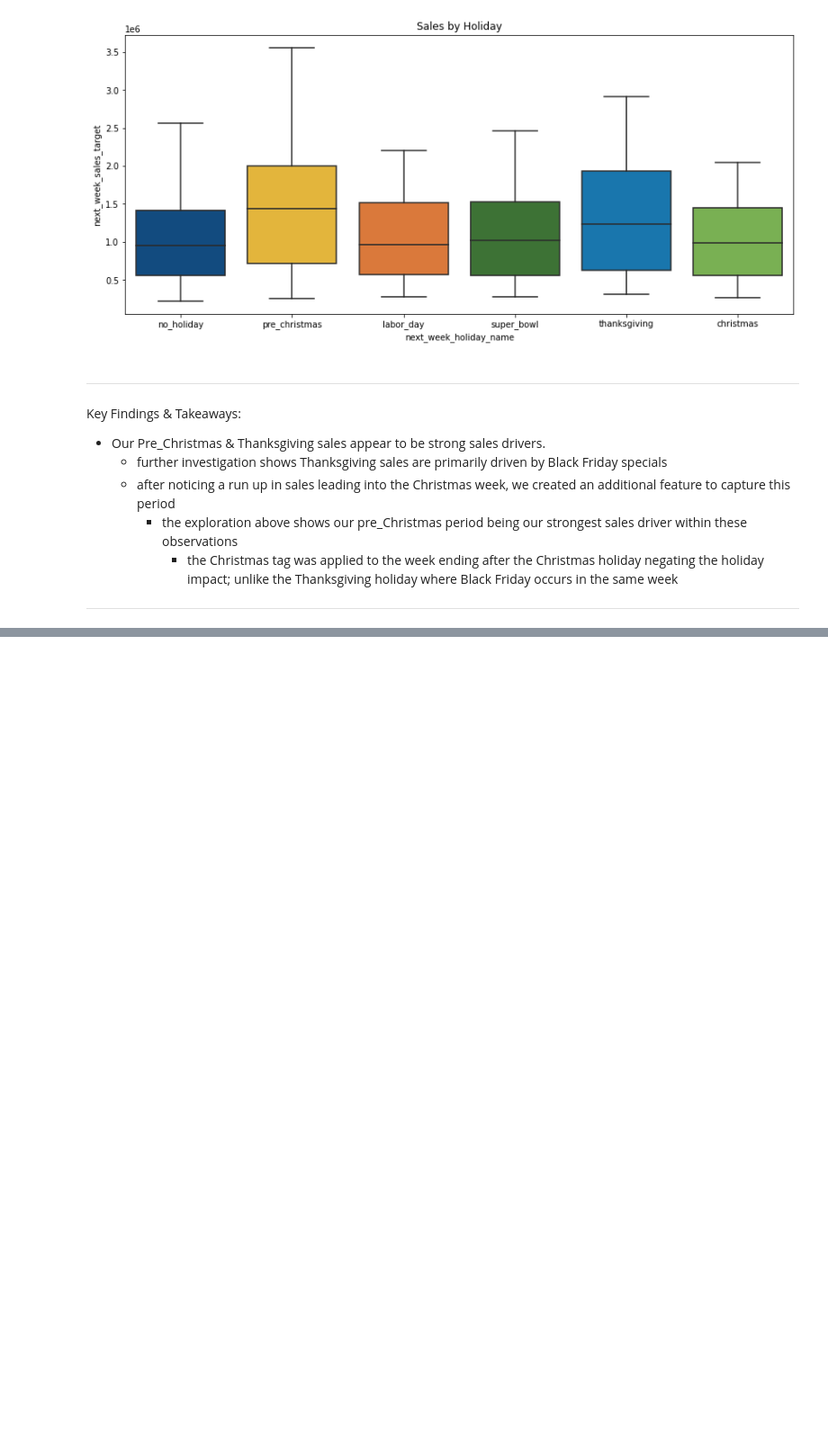
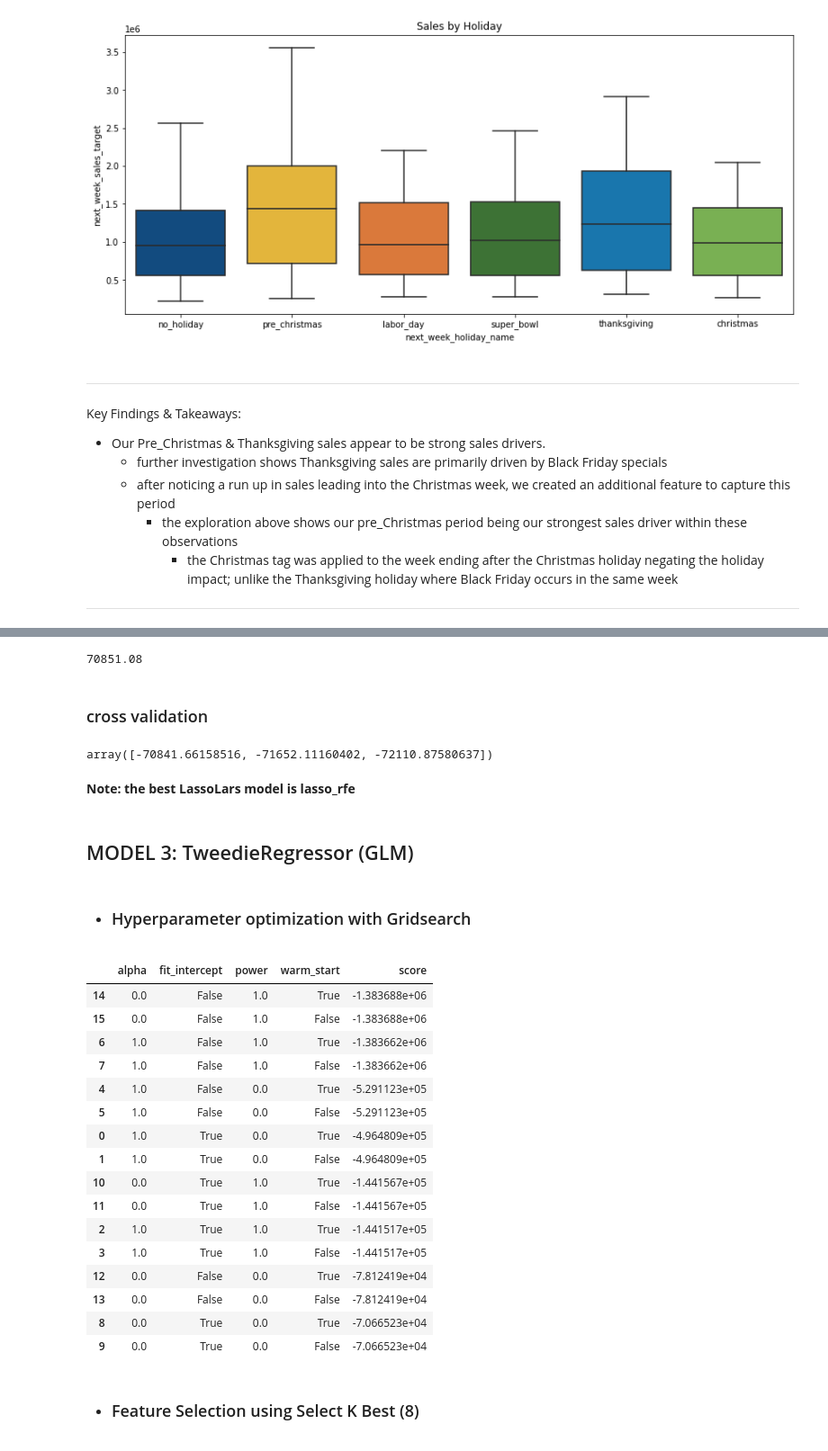
Before and after one commit to Attention-Walmart-Shoppers/capstone, a Jupyter notebook: final_notebook_draft.ipynb, the cells around one changed output, grey strips where cells are left out. Shown at 90% size. Cells and saved outputs as stored; diff of their text form; code cells hidden in the pictures; blank space fills up the shorter version.

Commit message:
modeling section added

```diff
--- a/final_notebook_draft.ipynb
+++ b/final_notebook_draft.ipynb
@@ -75,5 +81,5 @@ Data Preparation - Key Findings & Takeaways:
 # %% [markdown]
 ### Data Split
 # %%
-train, test = new_wrangle.split_scale(data, 'next_week_sales_target', scaler = None)
+train, test,  X_train_scaled, X_test_scaled, y_train, y_test = new_wrangle.split_scale(data, 'next_week_sales_target', scaler = MinMaxScaler())
 # %% [output]
@@ -82,3 +92,8 @@ test -> (1229, 17)
+# %%
+col = ['this_week_unemployment', 'fuel_price', 'CPI', 'unemp_quarterly_rolling', 'fuel_quarterly_rolling', 'cpi_quarterly_rolling']
+# %%
+X_train_scaled = X_train_scaled.drop(columns = col)
+X_test_scaled = X_test_scaled.drop(columns = col)
 # %% [markdown]
 <hr style="border:2px solid blue"> </hr>
 # %% [markdown]
@@ -125,0 +409,18 @@ Key Findings & Takeaways:
+# %%
+# create the model and calculate RMSE
+lasso_rfe = m.create_model(X_train_scaled[top_rfe], y_train_df, 'actual', LassoLars(alpha = 1, normalize= False, fit_intercept= True), 'modelLasso' )
+round(lasso_rfe['rmse'], 2)
+# %% [output]
+70851.08
+# %% [markdown]
+### cross validation
+# %%
+# create the model
+clf = LassoLars(alpha = 1, normalize= False, fit_intercept= True)
+# cv = number of folds
+cross = cross_val_score(clf, X_train_scaled[top_rfe], y_train, cv=3, scoring = 'neg_root_mean_squared_error')
+cross
+# %% [output]
+array([-70841.66158516, -71652.11160402, -72110.87580637])
+# %% [markdown]
+**Note: the best LassoLars model is lasso_rfe**
@@ -125,0 +434,36 @@ Key Findings & Takeaways:
+# %% [markdown]
+## MODEL 3: TweedieRegressor (GLM)
+# %% [markdown]
+###
+* ### Hyperparameter optimization with Gridsearch
+# %%
+# specify the parameters we wish to use as a dictionary, then use that dictionary when we create the class.
+params = {
+          'power': [0.0, 1],
+           'fit_intercept' : [True , False],
+          'warm_start': [True, False],
+           'alpha': [1.0, 0.0]
+         }
+# use the function
+m.gridsearch (X_train_scaled, y_train,TweedieRegressor() , params, 'neg_root_mean_squared_error')
+# %% [output]
+|  | alpha | fit_intercept | power | warm_start | score |
+| 14 | 0.0 | False | 1.0 | True | -1.383688e+06 |
+| 15 | 0.0 | False | 1.0 | False | -1.383688e+06 |
+| 6 | 1.0 | False | 1.0 | True | -1.383662e+06 |
+| 7 | 1.0 | False | 1.0 | False | -1.383662e+06 |
+| 4 | 1.0 | False | 0.0 | True | -5.291123e+05 |
+| 5 | 1.0 | False | 0.0 | False | -5.291123e+05 |
+| 0 | 1.0 | True | 0.0 | True | -4.964809e+05 |
+| 1 | 1.0 | True | 0.0 | False | -4.964809e+05 |
+| 10 | 0.0 | True | 1.0 | True | -1.441567e+05 |
+| 11 | 0.0 | True | 1.0 | False | -1.441567e+05 |
+| 2 | 1.0 | True | 1.0 | True | -1.441517e+05 |
+| 3 | 1.0 | True | 1.0 | False | -1.441517e+05 |
+| 12 | 0.0 | False | 0.0 | True | -7.812419e+04 |
+| 13 | 0.0 | False | 0.0 | False | -7.812419e+04 |
+| 8 | 0.0 | True | 0.0 | True | -7.066523e+04 |
+| 9 | 0.0 | True | 0.0 | False | -7.066523e+04 |
+# %% [markdown]
+###
+* ### Feature Selection using Select K Best (8)
```
Also changed, not shown: parts of 88 cells of this notebook.
